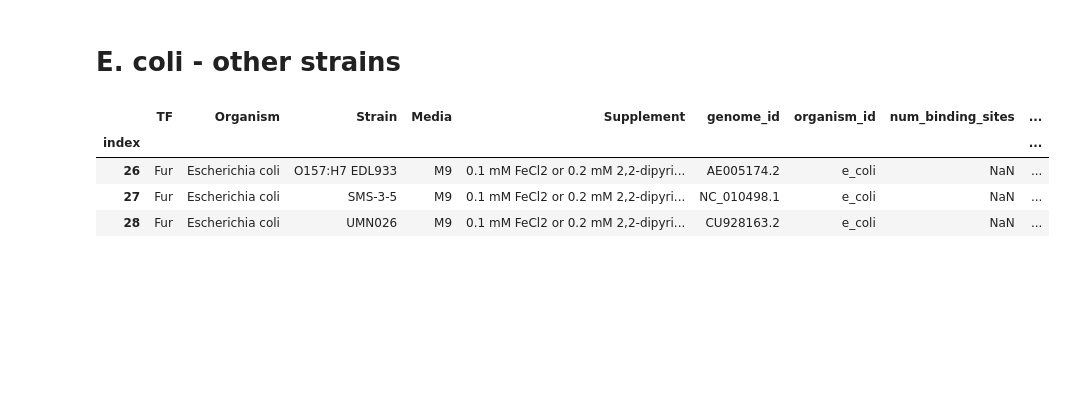
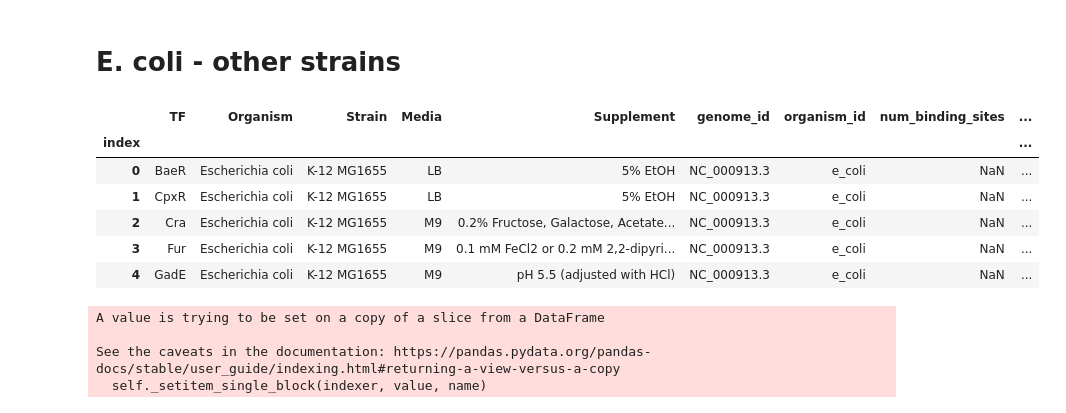
Before and after one commit to SBRG/ChIPdb, a Jupyter notebook: notebooks/plot_data_generate.ipynb, the cells around one changed output. Cells and saved outputs as stored; diff of their text form; code cells hidden in the pictures; blank space fills up the shorter version.

Commit message:
add non MG1655 e coli strains

```diff
--- a/notebooks/plot_data_generate.ipynb
+++ b/notebooks/plot_data_generate.ipynb
@@ -418,24 +422,27 @@ for org in new_TF_list.organism_id.unique():
 # %%
 org_folder = "../data/e_coli/"
 
 TF_list = pd.read_csv(org_folder+'TF_list.csv', index_col=0)
 TF_list.drop(["curated information"], axis=1, inplace=True)
 
-TF_list = TF_list[TF_list.genome_id != 'NC_000913.3']
-
 TF_list.head()
 # %% [output]
 |  | TF | Organism | Strain | Media | Supplement | genome_id | organism_id | num_binding_sites | ... |
 | index |  |  |  |  |  |  |  |  | ... |
-| 26 | Fur | Escherichia coli | O157:H7 EDL933 | M9 | 0.1 mM FeCl2 or 0.2 mM 2,2-dipyri... | AE005174.2 | e_coli | NaN | ... |
-| 27 | Fur | Escherichia coli | SMS-3-5 | M9 | 0.1 mM FeCl2 or 0.2 mM 2,2-dipyri... | NC_010498.1 | e_coli | NaN | ... |
-| 28 | Fur | Escherichia coli | UMN026 | M9 | 0.1 mM FeCl2 or 0.2 mM 2,2-dipyri... | CU928163.2 | e_coli | NaN | ... |
+| 0 | BaeR | Escherichia coli | K-12 MG1655 | LB | 5% EtOH | NC_000913.3 | e_coli | NaN | ... |
+| 1 | CpxR | Escherichia coli | K-12 MG1655 | LB | 5% EtOH | NC_000913.3 | e_coli | NaN | ... |
+| 2 | Cra | Escherichia coli | K-12 MG1655 | M9 | 0.2% Fructose, Galactose, Acetate... | NC_000913.3 | e_coli | NaN | ... |
+| 3 | Fur | Escherichia coli | K-12 MG1655 | M9 | 0.1 mM FeCl2 or 0.2 mM 2,2-dipyri... | NC_000913.3 | e_coli | NaN | ... |
+| 4 | GadE | Escherichia coli | K-12 MG1655 | M9 | pH 5.5 (adjusted with HCl) | NC_000913.3 | e_coli | NaN | ... |
 # %%
 for TF_index in range(len(TF_list)):
 
     TF_name= TF_list.TF.iloc[TF_index].lower()
     org_id = TF_list.organism_id.iloc[TF_index]
     genome_id = TF_list.genome_id.iloc[TF_index]
+
+    if genome_id == 'NC_000913.3':
+            continue
 
     #find files and format
     curated_loc = glob.glob("../data/"+org_id+"/"+genome_id+"/"+"/curated_input/"+TF_name+"_*.gff")
@@ -467,5 +474,10 @@ for TF_index in range(len(TF_list)):
 #         except:
 #             print(TF_name, file)
 #             continue
+# %% [output]
+A value is trying to be set on a copy of a slice from a DataFrame
+
+See the caveats in the documentation: https://pandas.pydata.org/pandas-docs/stable/user_guide/indexing.html#returning-a-view-versus-a-copy
+  self._setitem_single_block(indexer, value, name)
 # %%
 new_TF_list = TF_list.copy()
```
Also changed, not shown: parts of 4 cells of this notebook, 11 other files.
